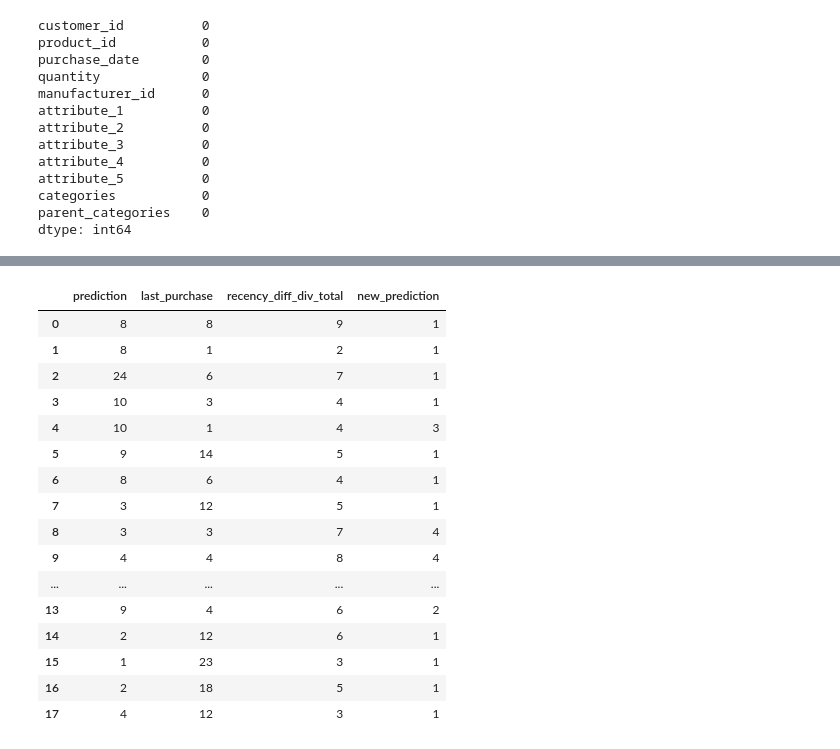
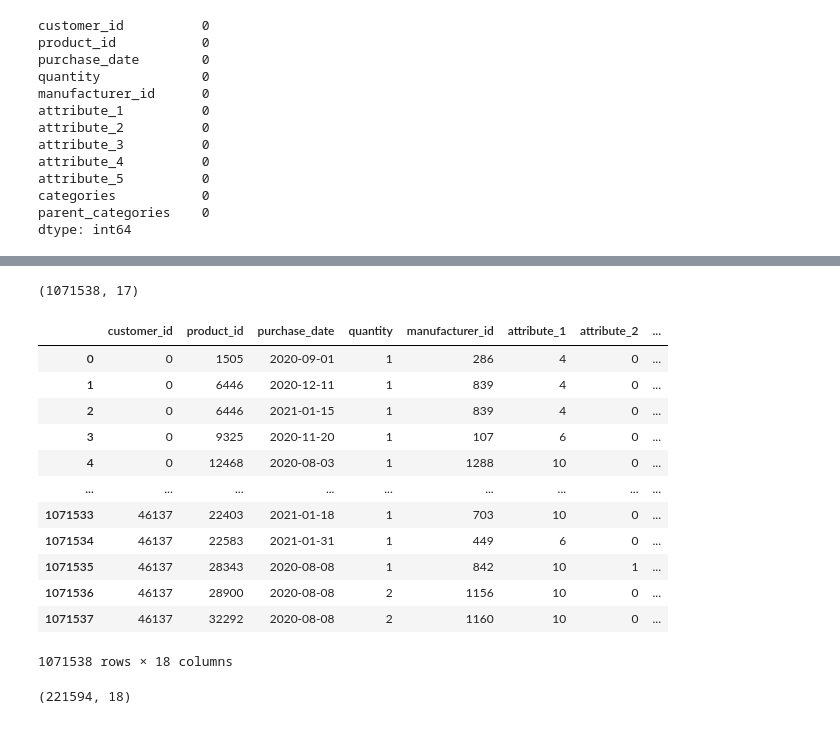
Before and after one commit to hasantahabagci/YZV311_2425_150210338_150220330, a Jupyter notebook: exploration.ipynb, the cells around one changed output, grey strips where cells are left out. Cells and saved outputs as stored; diff of their text form; code cells hidden in the pictures.

```diff
--- a/exploration.ipynb
+++ b/exploration.ipynb
@@ -462,20 +100,0 @@ Güncellenmiş test dosyası başarıyla kaydedildi: updated_test_predictions.cs
-# %%
-final_test[['prediction','last_purchase','recency_diff_div_total','new_prediction']].head(18)
-# %% [output]
-|  | prediction | last_purchase | recency_diff_div_total | new_prediction |
-| 0 | 8 | 8 | 9 | 1 |
-| 1 | 8 | 1 | 2 | 1 |
-| 2 | 24 | 6 | 7 | 1 |
-| 3 | 10 | 3 | 4 | 1 |
-| 4 | 10 | 1 | 4 | 3 |
-| 5 | 9 | 14 | 5 | 1 |
-| 6 | 8 | 6 | 4 | 1 |
-| 7 | 3 | 12 | 5 | 1 |
-| 8 | 3 | 3 | 7 | 4 |
-| 9 | 4 | 4 | 8 | 4 |
-| ... | ... | ... | ... | ... |
-| 13 | 9 | 4 | 6 | 2 |
-| 14 | 2 | 12 | 6 | 1 |
-| 15 | 1 | 23 | 3 | 1 |
-| 16 | 2 | 18 | 5 | 1 |
-| 17 | 4 | 12 | 3 | 1 |
@@ -481,0 +121,48 @@ final_test[['prediction','last_purchase','recency_diff_div_total','new_predictio
+# %%
+final_nulls_filled_sorted = final_nulls_filled.sort_values(by=['customer_id', 'product_id'])
+final_nulls_filled_sorted.head(100)
+final_nulls_filled_sorted["total_unique_product_sold"] = final_nulls_filled_sorted.groupby(['customer_id','product_id'])['quantity'].transform('sum')
+final_nulls_filled_sorted.head(100)
+final_nulls_filled_sorted['last_purchase'] = final_nulls_filled_sorted.groupby(['customer_id', 'product_id'])['days_since_purchase'].transform('min')
+final_nulls_filled_sorted=final_nulls_filled_sorted.reset_index(drop=True)
+final_nulls_filled_sorted.shape
+# %% [output]
+(1071538, 17)
+# %%
+
+
+recency_diff = final_nulls_filled_sorted.groupby(['customer_id', 'product_id']).agg(
+    max_date=('days_since_purchase', 'max'),
+    min_date=('days_since_purchase', 'min'),
+    total_unique_product_sold=('total_unique_product_sold', 'first')
+)
+
+
+recency_diff['recency_div_product'] = (recency_diff['max_date'] - recency_diff['min_date']) / (recency_diff['total_unique_product_sold']) #+1 gelmesi lazım sona
+
+
+final_nulls_filled_sorted = final_nulls_filled_sorted.merge(recency_diff['recency_div_product'].reset_index(), on=['customer_id', 'product_id'], how='left')
+final_nulls_filled_sorted['recency_div_product'] = final_nulls_filled_sorted.apply(
+    lambda row: int(row['days_since_purchase']) if row['recency_div_product'] == 0 else int(row['recency_div_product']),
+    axis=1
+)
+
+final_nulls_filled_sorted
+# %% [output]
+|  | customer_id | product_id | purchase_date | quantity | manufacturer_id | attribute_1 | attribute_2 | ... |
+| 0 | 0 | 1505 | 2020-09-01 | 1 | 286 | 4 | 0 | ... |
+| 1 | 0 | 6446 | 2020-12-11 | 1 | 839 | 4 | 0 | ... |
+| 2 | 0 | 6446 | 2021-01-15 | 1 | 839 | 4 | 0 | ... |
+| 3 | 0 | 9325 | 2020-11-20 | 1 | 107 | 6 | 0 | ... |
+| 4 | 0 | 12468 | 2020-08-03 | 1 | 1288 | 10 | 0 | ... |
+| ... | ... | ... | ... | ... | ... | ... | ... | ... |
+| 1071533 | 46137 | 22403 | 2021-01-18 | 1 | 703 | 10 | 0 | ... |
+| 1071534 | 46137 | 22583 | 2021-01-31 | 1 | 449 | 6 | 0 | ... |
+| 1071535 | 46137 | 28343 | 2020-08-08 | 1 | 842 | 10 | 1 | ... |
+| 1071536 | 46137 | 28900 | 2020-08-08 | 2 | 1156 | 10 | 0 | ... |
+| 1071537 | 46137 | 32292 | 2020-08-08 | 2 | 1160 | 10 | 0 | ... |
+1071538 rows × 18 columns
+# %%
+final_nulls_filled_sorted.loc[final_nulls_filled_sorted['last_purchase'] < 28].shape
+# %% [output]
+(221594, 18)
```
Also changed, not shown: parts of 48 cells of this notebook, 6 other files.
